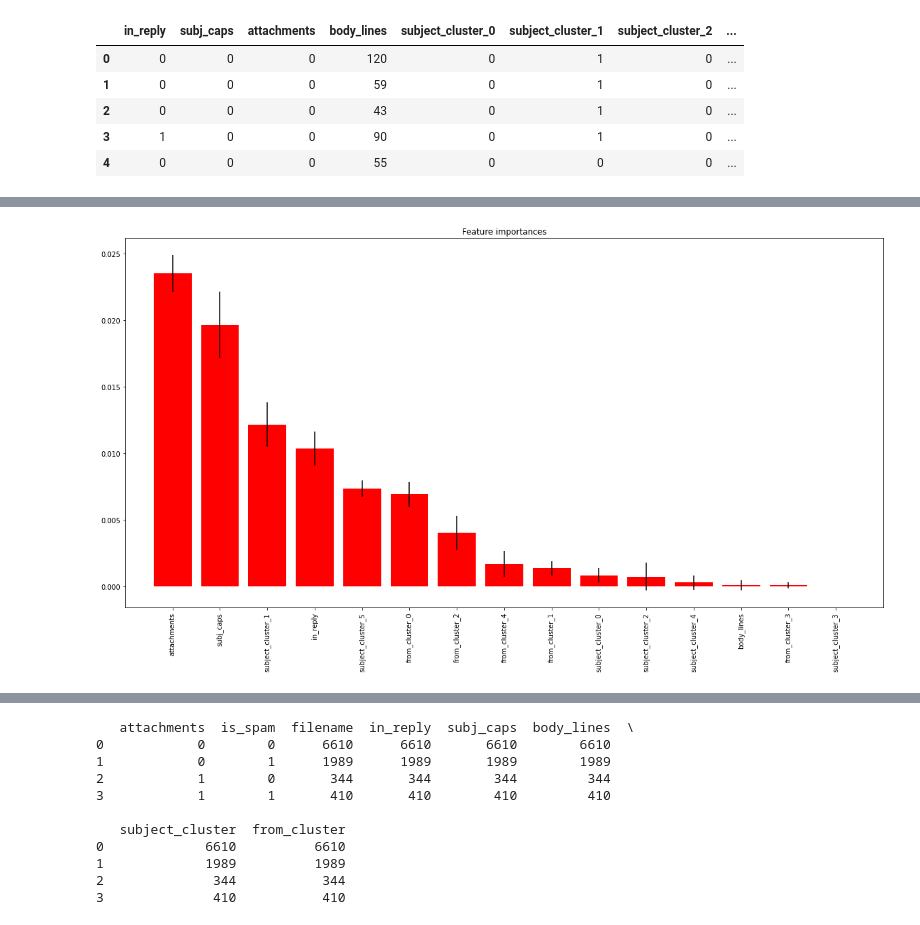
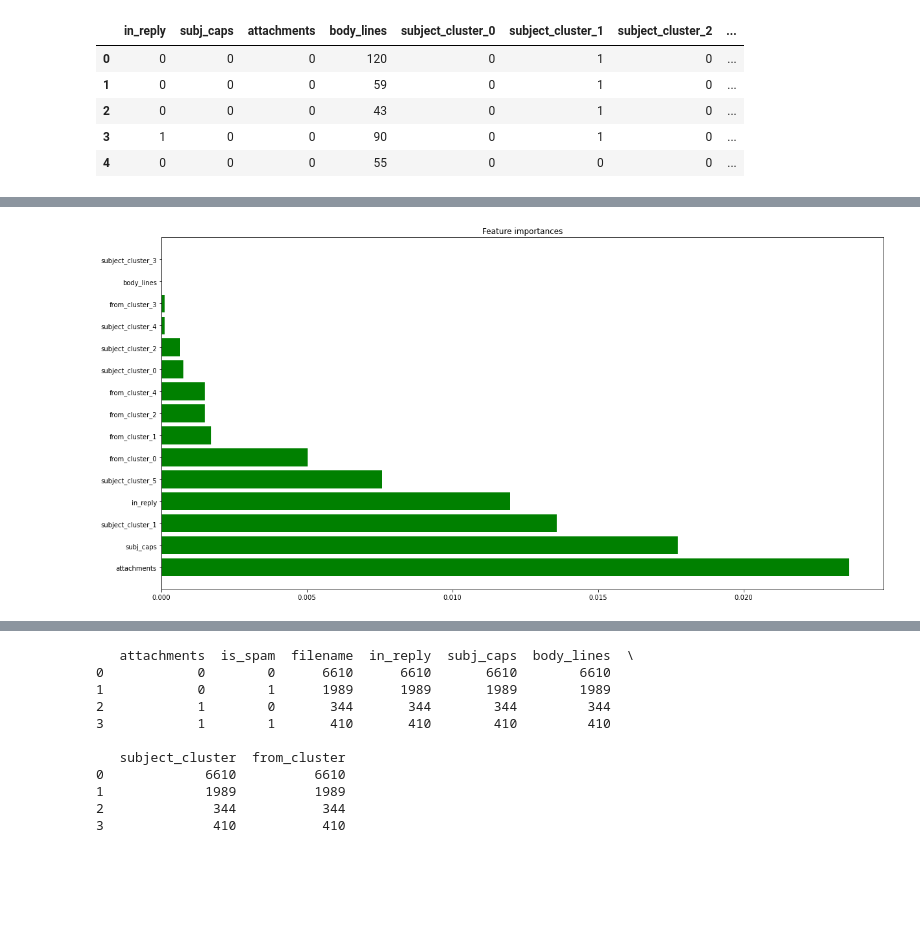
Before and after one commit to JosephLazarus/QTW, a Jupyter notebook: Case Study 3/Final Spam Filter.ipynb, the cells around one changed output, grey strips where cells are left out. Saved outputs shown, nothing was run; the diff lists cells and outputs as text; code cells hidden in the pictures; blank space fills up the shorter version.

```diff
--- a/Case Study 3/Final Spam Filter.ipynb
+++ b/Case Study 3/Final Spam Filter.ipynb
@@ -312,0 +348,11 @@ When VAR = 15
+# %%
+import seaborn as sns
+
+i=0
+a4_dims = (25, 10)
+fig, axs = plt.subplots(ncols=3, figsize=a4_dims)
+
+
+for col in cv_df.columns:
+    sns.boxplot(y=cv_df[col], ax=axs[i])
+    i += 1
@@ -313,8 +361,18 @@ When VAR = 15
 # %%
-# from sklearn.model_selection import train_test_split
-# from sklearn import metrics as mt
-# from sklearn.metrics import plot_confusion_matrix, roc_auc_score
+from sklearn import metrics as mt
+from sklearn.metrics import plot_confusion_matrix, roc_auc_score
 
-# X_dev_train,X_dev_test,Y_train,Y_test = train_test_split(data,target,test_size=0.20,random_state=0)
-# X_train = scaler.fit_transform(X_dev_train)
-# X_test = scaler.transform(X_dev_test)
+X_train = scaler.fit_transform(X_dev_train)
+X_test = scaler.transform(X_dev_test)
+# %%
+clf_gnb_6 = GaussianNB(var_smoothing = 6)
+clf_gnb_6.fit(X_train,Y_train.values.ravel())
+yhat = clf_gnb_6.predict(X_test)
+# print(np.unique(yhat))
+acc = mt.accuracy_score(Y_test,yhat)
+prec = mt.precision_score(Y_test,yhat)
+auc = roc_auc_score(Y_test,yhat)
+recall = mt.recall_score(Y_test,yhat)
+f1 = 2*((prec*recall)/(prec+recall))
+print('VAR Smoothing:',x,'AUC:',auc,'Precision:',prec,'ACC:',acc,'F1 Score:',f1)
+plot_confusion_matrix(clf_gnb_6,X_test,Y_test)
@@ -351,26 +398,25 @@ VAR Smoothing: 15 AUC: 0.8447257908428257 Precision: 0.5951742627345844 ACC: 0.8
 # %%
 features = list(data.columns.values)
 
-
 from sklearn.inspection import permutation_importance
 
-imps = permutation_importance(clf_gnb, X_test, Y_test)
+imps = permutation_importance(clf_gnb_6, X_test, Y_test)
 importances = imps.importances_mean
 std = imps.importances_std
 indices = np.argsort(importances)[::-1]
 
 # Print the feature ranking
 
 featureorder = []
 
 for f in range(X_test.shape[1]):
     featureorder.append(features[indices[f]])
 featurecount = len(featureorder)
 plt.figure(figsize=(20, 10))
 plt.title("Feature importances")
-plt.bar(range(X_test.shape[1]), importances[indices], color="r", yerr=std[indices], align="center")
-plt.xticks(range(X_test.shape[1]), [features[indices[i]] for i in range(featurecount)],rotation = 90)
-plt.xlim([-1, X_test.shape[1]])
+plt.barh(range(X_test.shape[1]), importances[indices], color = pd.DataFrame(importances[indices]>=0).replace({True:'g',False:'r'})[0].to_list())
+plt.yticks(range(X_test.shape[1]), [features[indices[i]] for i in range(featurecount)],rotation = 0)
+plt.ylim([-1, X_test.shape[1]])
 plt.show()
 # %% [output]
-[figure, old version]
+[figure, new version]
```
Also changed, not shown: parts of 12 cells of this notebook.
